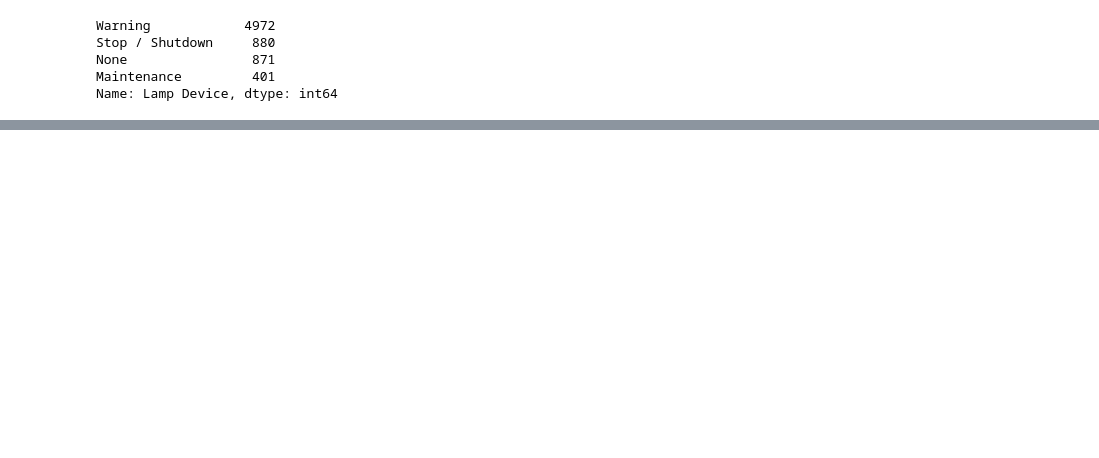
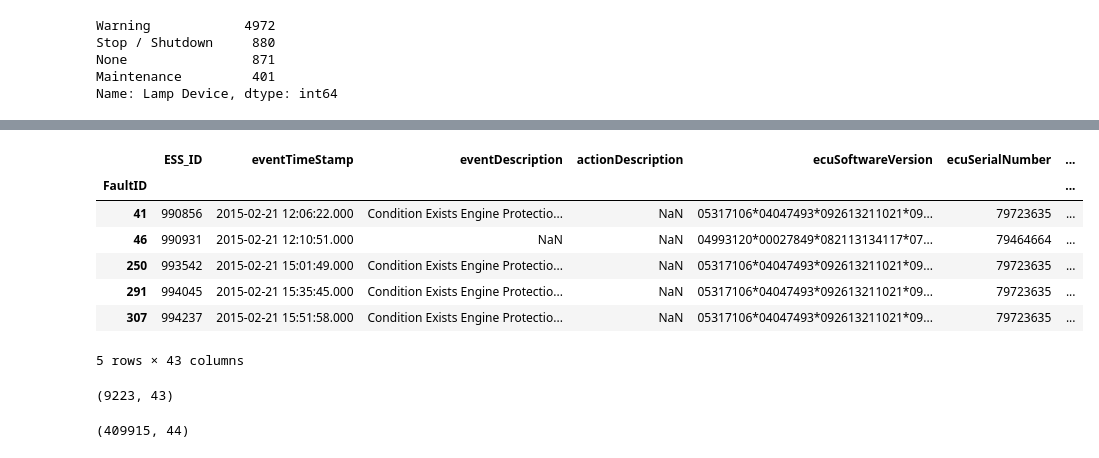
Before and after one commit to berneskaracay/dq-8-predicting-engine-derates-starfish, a Jupyter notebook: Big_G_data_John.ipynb, the cells around one changed output, grey strips where cells are left out. Drawn from its saved outputs; the diff is of its cells as text; code cells hidden in the pictures; blank space fills up the shorter version.

```diff
--- a/Big_G_data_John.ipynb
+++ b/Big_G_data_John.ipynb
@@ -74,0 +183,17 @@ Name: Lamp Device, dtype: int64
+# %%
+derated = joined_df.loc[((joined_df['SPN'] == 5246) & (joined_df.FMI == 0)) | ((joined_df['SPN'] == 5246) & (joined_df['FMI'] == 15)) |
+              ((joined_df['SPN'] == 5246) & (joined_df['FMI'] == 16)) | ((joined_df['SPN'] == 1569)),:]
+derated.head()
+# %% [output]
+|  | ESS_ID | eventTimeStamp | eventDescription | actionDescription | ecuSoftwareVersion | ecuSerialNumber | ... |
+| FaultID |  |  |  |  |  |  | ... |
+| 41 | 990856 | 2015-02-21 12:06:22.000 | Condition Exists Engine Protectio... | NaN | 05317106*04047493*092613211021*09... | 79723635 | ... |
+| 46 | 990931 | 2015-02-21 12:10:51.000 | NaN | NaN | 04993120*00027849*082113134117*07... | 79464664 | ... |
+| 250 | 993542 | 2015-02-21 15:01:49.000 | Condition Exists Engine Protectio... | NaN | 05317106*04047493*092613211021*09... | 79723635 | ... |
+| 291 | 994045 | 2015-02-21 15:35:45.000 | Condition Exists Engine Protectio... | NaN | 05317106*04047493*092613211021*09... | 79723635 | ... |
+| 307 | 994237 | 2015-02-21 15:51:58.000 | Condition Exists Engine Protectio... | NaN | 05317106*04047493*092613211021*09... | 79723635 | ... |
+5 rows × 43 columns
+# %%
+derated.shape
+# %% [output]
+(9223, 43)
@@ -74,0 +205,4 @@ Name: Lamp Device, dtype: int64
+# %%
+joined_df.shape
+# %% [output]
+(409915, 44)
```
Also changed, not shown: parts of 41 cells of this notebook.
